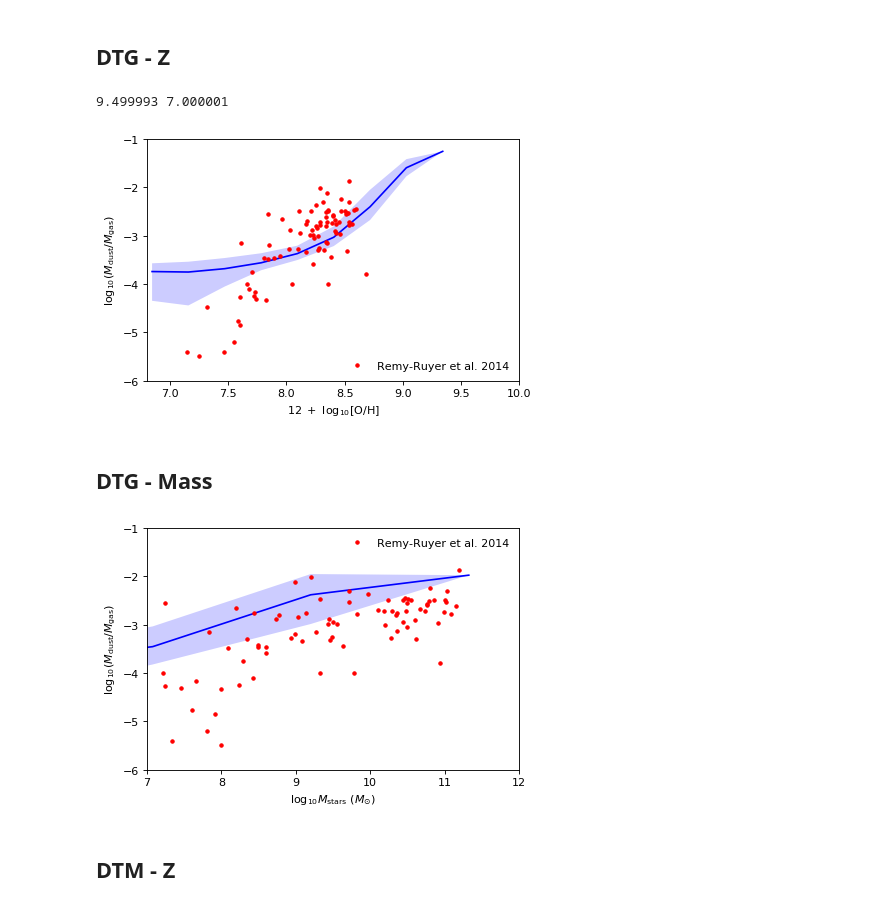
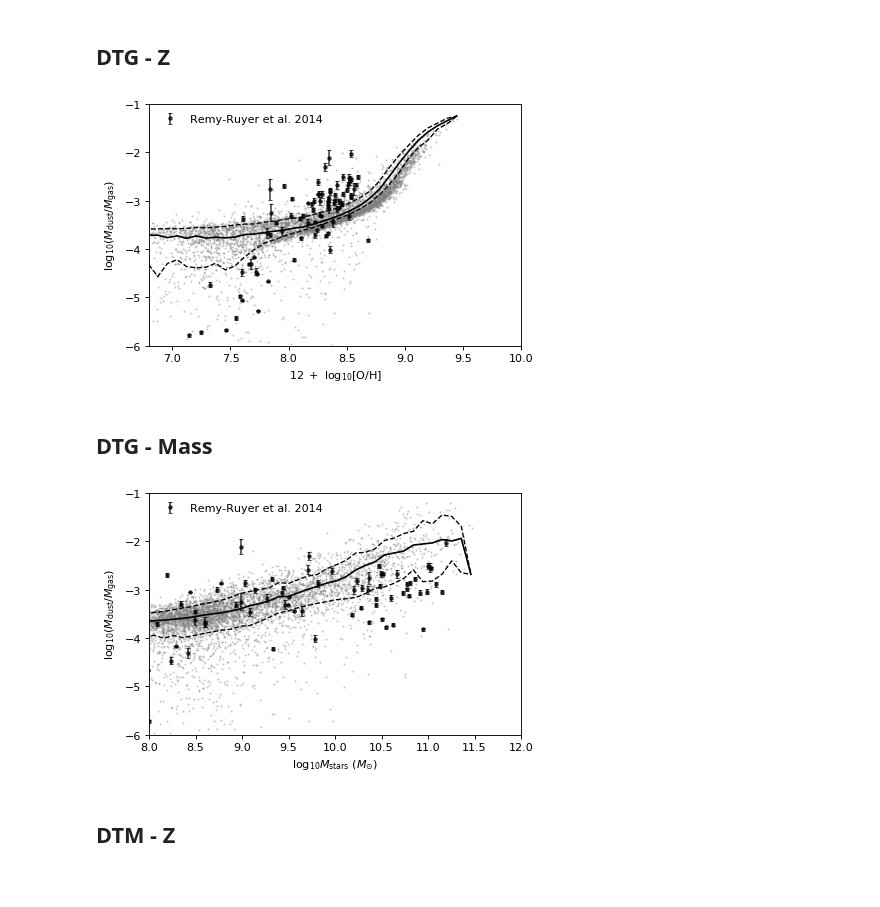
Before and after one commit to darrencroton/sage, a Jupyter notebook: analysis/allresults-new.ipynb, the cells around one changed output. Drawn from its saved outputs; the diff is of its cells as text; code cells hidden in the pictures.

```diff
--- a/analysis/allresults-new.ipynb
+++ b/analysis/allresults-new.ipynb
@@ -394,8 +418,12 @@ plt.show()
 # %%
-HI_rr, Z_rr, H2_rr, atomic_rr, logdust_rr, logdust2_rr, dustpercent_rr, logstar_rr = np.loadtxt('remy-ruyers.txt', usecols=(1,3,4,6,9,7,8,10), unpack=True)
+HI_rr, errHI_rr, Z_rr, H2_rr, atomic_rr, logdust_rr, logdust2_rr, dustpercent_rr, logstar_rr = np.loadtxt('remy-ruyers.txt', usecols=(1,2,3,5,6,9,7,8,10), unpack=True)
 
 gas = atomic_rr* (HI_rr + H2_rr)
+errHI = errHI_rr * HI_rr / 100
+gas_err = atomic_rr * errHI
 metal = (10 ** (Z_rr - 9)) * 0.02 * gas
+metal_err = (10 ** (Z_rr - 9)) * 0.02 * gas_err
+
 dust_rr = 10 ** logdust_rr
 dust2_rr = 10 ** logdust2_rr
 dusterr_rr = dustpercent_rr* dust_rr / 100
@@ -404,7 +432,16 @@ star_rr = 10 ** logstar_rr
 w1 = np.where(gas > 0)[0]
 Z_rr = Z_rr[w1]
 gas_rr = gas[w1]
-DTG_rr = np.log10(dust_rr[w1] / gas[w1])
-DTM_rr = np.log10(dust_rr[w1] / metal[w1])
+DTG = dust_rr[w1] / gas[w1]
+DTGerr = DTG * np.sqrt((dustpercent_rr[w1]/100)**2 + (gas_err[w1]/gas[w1])**2)
+DTG_rr = np.log10(DTG)
+DTGerr_rr = np.log10((DTGerr+DTG)/DTG)
+DTM = dust_rr[w1] / metal[w1]
+DTMerr = DTM * np.sqrt((dustpercent_rr[w1]/100)**2 + (metal_err[w1]/metal[w1])**2)
+DTM_rr = np.log10(DTM)
+DTMerr_rr = np.log10((DTMerr+DTM)/DTM)
 logstar_rr = logstar_rr[w1]
 logdust_rr = logdust_rr[w1]
+
+logdusterr_rr = np.log10((dusterr_rr[w1] + dust_rr[w1]) / dust_rr[w1])
+plt.errorbar(logstar_rr, logdust_rr, yerr=logdusterr_rr, fmt='k.')
@@ -492,11 +531,11 @@ plt.figure()
 ax = plt.subplot(111)
 
 metallicity= np.log10((G_history[0].MetalsColdGas / G_history[0].ColdGas) / 0.02) + 9
-w = np.where((G_history[0].ColdDust > 0.0) & (metallicity < 9.5) & (metallicity > 7) & (G_history[0].StellarMass * 1.e10 / Hubble_h > 1.e8))[0]
+w = np.where((G_history[0].ColdDust > 0.0) & (metallicity < 9.5) & (metallicity > 6.5) & (G_history[0].StellarMass * 1.e10 / Hubble_h > 1.e8))[0]
 DTG = np.log10(G_history[0].ColdDust[w] /G_history[0].ColdGas[w])
 Z= np.log10((G_history[0].MetalsColdGas[w] / G_history[0].ColdGas[w]) / 0.02) + 9
-print(max(Z), min(Z))
-binwidth = 0.25
+
+binwidth = 0.08
 total_bins = int((max(Z) - min(Z)) / binwidth)
 bins = np.linspace(min(Z), max(Z), total_bins)
 delta = bins[1]-bins[0]
@@ -505,14 +544,17 @@ median = [np.median(DTG[idx==k+1]) for k in range(total_bins)]
 perc1 = [np.percentile(DTG[idx==k+1], 16) for k in range(total_bins)]
 perc2 = [np.percentile(DTG[idx==k+1], 84) for k in range(total_bins)]
 
-#if(len(w) > dilute): w = sample(list(w), dilute)
-#Z = np.log10((G_history[0].MetalsColdGas[w] / G_history[0].ColdGas[w]) / 0.02) + 9
-#DTG = np.log10(G_history[0].ColdDust[w]/G_history[0].ColdGas[w])
-#plt.scatter(Z, DTG, marker='o', s=1, c='grey', alpha=0.3)
-plt.plot(bins-delta/2, median, 'b-')
-plt.fill_between(bins-delta/2, perc1, perc2, facecolor='b', alpha=0.2)
+if(len(w) > dilute): w = sample(list(w), dilute)
+Z = np.log10((G_history[0].MetalsColdGas[w] / G_history[0].ColdGas[w]) / 0.02) + 9
+DTG = np.log10(G_history[0].ColdDust[w]/G_history[0].ColdGas[w])
+plt.scatter(Z, DTG, marker='o', s=1, c='grey', alpha=0.3)
+plt.plot(bins-delta/2, median, 'k-')
+plt.plot(bins-delta/2, perc1, 'k--', linewidth=1.2)
+plt.plot(bins-delta/2, perc2, 'k--', linewidth=1.2)
+#plt.fill_between(bins-delta/2, perc1, perc2, facecolor='b', alpha=0.2)
 
-plt.plot(Z_rr, DTG_rr, 'r.', label='Remy-Ruyer et al. 2014')
+plt.errorbar(Z_rr, DTG_rr, yerr=DTGerr_rr, fmt='k.', alpha=0.7, label='Remy-Ruyer et al. 2014')
+
 plt.xlim(6.8, 10)
 plt.ylim(-6, -1)
 plt.xlabel(r'$12\ +\ \log_{10}[\mathrm{O/H}]$')
@@ -524,49 +566,57 @@ leg.draw_frame(False)  # Don't want a box frame
 for t in leg.get_texts():  # Reduce the size of the text
     t.set_fontsize('medium')
 
-plt.savefig('plots/DTG-new-dust-full.png')
+#plt.savefig('plots/DTG-new-dust.png')
 # %% [output]
-9.499993 7.000001
-[figure, old version]
+[figure, new version]
 # %% [markdown]
 ## DTG - Mass
 # %%
 seed(2222)
 plt.figure()
 ax = plt.subplot(111)
 
-w = np.where((G_history[0].MetalsColdGas > 0) & (G_history[0].ColdDust > 0))[0]
+w = np.where((G_history[0].StellarMass * 1.e10 / Hubble_h > 1.e8) & (G_history[0].MetalsColdGas > 0) & (G_history[0].ColdDust > 0))[0]
 mass = np.log10(G_history[0].StellarMass[w] * 1.e10 / Hubble_h)
 DTG = np.log10(G_history[0].ColdDust[w]/G_history[0].ColdGas[w])
 
-total_bins = 16
+binwidth = 0.1
+total_bins = int((max(mass) - min(mass)) / binwidth)
 bins = np.linspace(mass.min(), mass.max(), total_bins)
 delta = bins[1]-bins[0]
 idx = np.digitize(mass, bins)
 median = [np.percentile(DTG[idx==k+1], 50, interpolation='linear') for k in range(total_bins)]
 perc1 = [np.percentile(DTG[idx==k+1], 16, interpolation='linear') for k in range(total_bins)]
 perc2 = [np.percentile(DTG[idx==k+1], 84, interpolation='linear') for k in range(total_bins)]
 
 #plt.scatter(Z, DTG, marker='o', s=1, c='k', alpha=0.3, label='SAGE with dust')
-plt.plot(bins-delta/2, median, 'b-')
-plt.fill_between(bins-delta/2, perc1, perc2, facecolor='b', alpha=0.2)
+plt.plot(bins-delta/2, median, 'k-')
+plt.plot(bins-delta/2, perc1, 'k--', linewidth=1.2)
+plt.plot(bins-delta/2, perc2, 'k--', linewidth=1.2)
+#plt.fill_between(bins-delta/2, perc1, perc2, facecolor='b', alpha=0.2)
 
-#plt.scatter(mass, DTG, marker='o', s=1, c='k', alpha=0.5, label='SAGE with dust')
-plt.plot(logstar_rr, DTG_rr, 'r.' , label='Remy-Ruyer et al. 2014')
 
-plt.xlim(7, 12)
+if(len(w) > dilute): w = sample(list(w), dilute)
+mass = np.log10(G_history[0].StellarMass[w] * 1.e10 / Hubble_h)
+DTG = np.log10(G_history[0].ColdDust[w]/G_history[0].ColdGas[w])
+
+plt.scatter(mass, DTG, marker='o', s=1, c='grey', alpha=0.3)
+plt.errorbar(logstar_rr, DTG_rr, yerr=DTGerr_rr, fmt='k.', alpha=0.7, label='Remy-Ruyer et al. 2014')
+
+
+plt.xlim(8, 12)
 plt.ylim(-6, -1)
 plt.xlabel(r'$\log_{10} M_{\mathrm{stars}}\ (M_{\odot})$')
 plt.ylabel(r'$\log_{10} (M_{\mathrm{dust}} / M_{\mathrm{gas}})$')
 #print(max(DTG))
 leg = plt.legend(loc=0, numpoints=1, labelspacing=0.1)
 leg.draw_frame(False)  # Don't want a box frame
 for t in leg.get_texts():  # Reduce the size of the text
     t.set_fontsize('medium')
 
-#plt.savefig('plots/DTG-mass-new-dust.png')
+plt.savefig('plots/DTG-mass-new-dust.png')
 # %% [output]
-[figure, old version]
+[figure, new version]
 # %% [markdown]
 ## DTM - Z
 # %%
```
Also changed, not shown: parts of 20 cells of this notebook.
